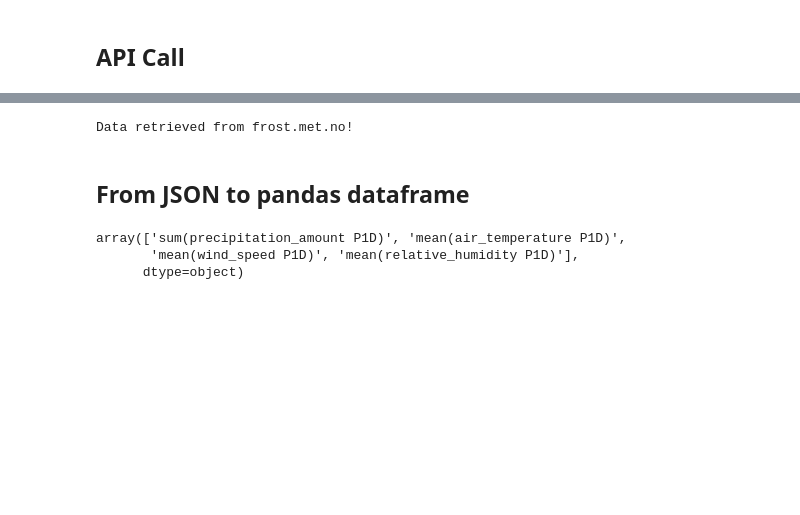
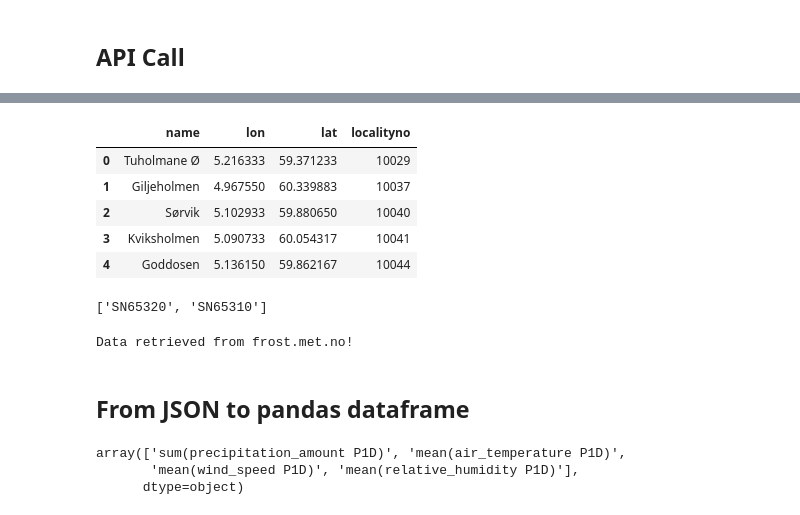
Before and after one commit to ivholmlu/D2D, a Jupyter notebook: Data_Quality.ipynb, the cells around one changed output, grey strips where cells are left out. Saved outputs shown, nothing was run; the diff lists cells and outputs as text; code cells hidden in the pictures; blank space fills up the shorter version.

```diff
--- a/Data_Quality.ipynb
+++ b/Data_Quality.ipynb
@@ -6,6 +23,29 @@ from datetime import datetime, timedelta
+# %%
+from pyspark.sql import SparkSession
+spark = SparkSession.builder.appName('SparkCassandraApp').\
+    config('spark.jars.packages', 'com.datastax.spark:spark-cassandra-connector_2.12:3.4.1').\
+    config('spark.cassandra.connection.host', 'localhost').\
+    config('spark.sql.extensions', 'com.datastax.spark.connector.CassandraSparkExtensions').\
+    config('spark.sql.catalog.mycatalog', 'com.datastax.spark.connector.datasource.CassandraCatalog').\
+    config('spark.cassandra.connection.port', '9042').getOrCreate()
+# Some warnings are to be expected.
 # %% [markdown]
 <h2>API Call</h2>
 # %%
 # SN65320, SN65310, SN65370
 # Closest station gave error, so I used the second closest station
 # air_temperature, precipitation_amount, wind_speed, relative_humidity,
+# %%
+df_fish = spark.read.format("org.apache.spark.sql.cassandra").options(table="fish_table_year", keyspace="fish_keyspace").load()
+
+# filter out the columns we want - name, lon, lat and localityno
+df_fish = df_fish.select("name", "lon", "lat", "localityno")
+
+# get the unique localityno
+df_fish = df_fish.dropDuplicates(['localityno'])
+
+# show the dataframe
+df_fish.show()
+
+# convert to pandas dataframe
+df_fish = df_fish.toPandas()
@@ -11,0 +70,9 @@ from datetime import datetime, timedelta
+# %%
+df_fish.head()
+# %% [output]
+|  | name | lon | lat | localityno |
+| 0 | Tuholmane Ø | 5.216333 | 59.371233 | 10029 |
+| 1 | Giljeholmen | 4.967550 | 60.339883 | 10037 |
+| 2 | Sørvik | 5.102933 | 59.880650 | 10040 |
+| 3 | Kviksholmen | 5.090733 | 60.054317 | 10041 |
+| 4 | Goddosen | 5.136150 | 59.862167 | 10044 |
@@ -12 +102,6 @@ from datetime import datetime, timedelta
+# %%
+# check if the following columns
+print(df_station)
+# %% [output]
+['SN65320', 'SN65310']
 # %%
```
Also changed, not shown: parts of 5 cells of this notebook.
